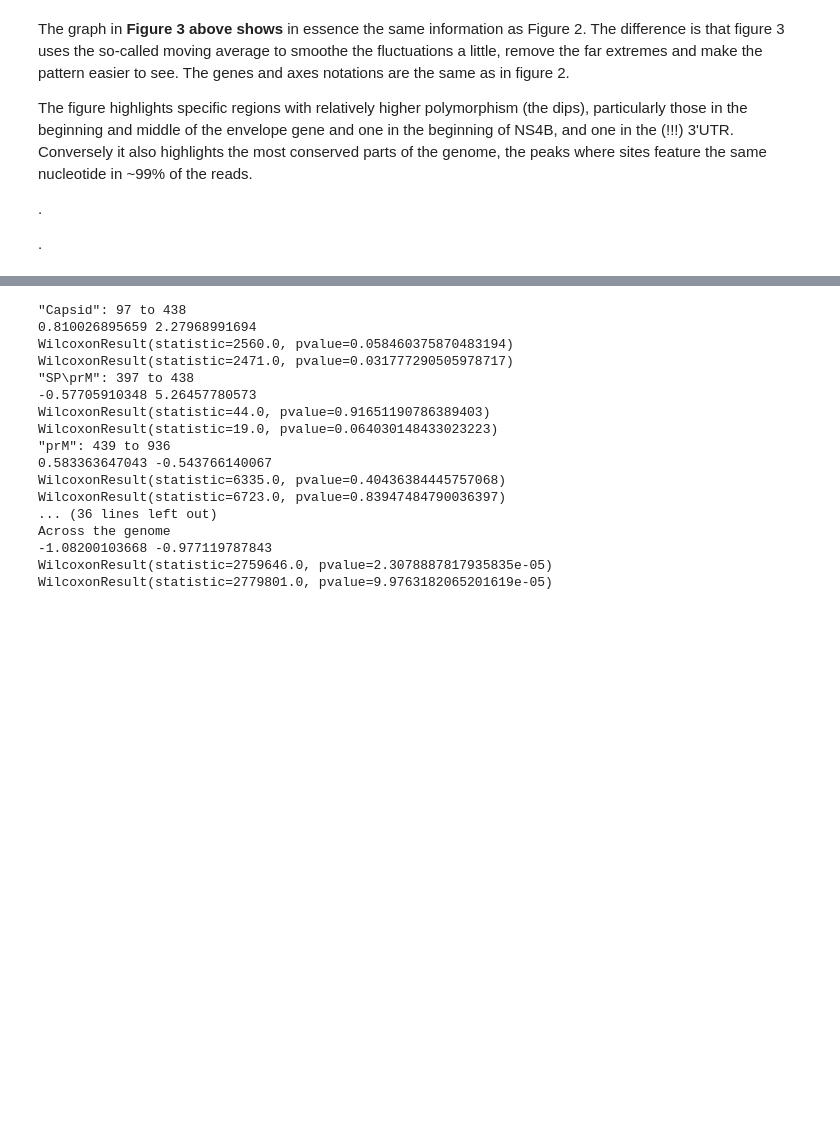
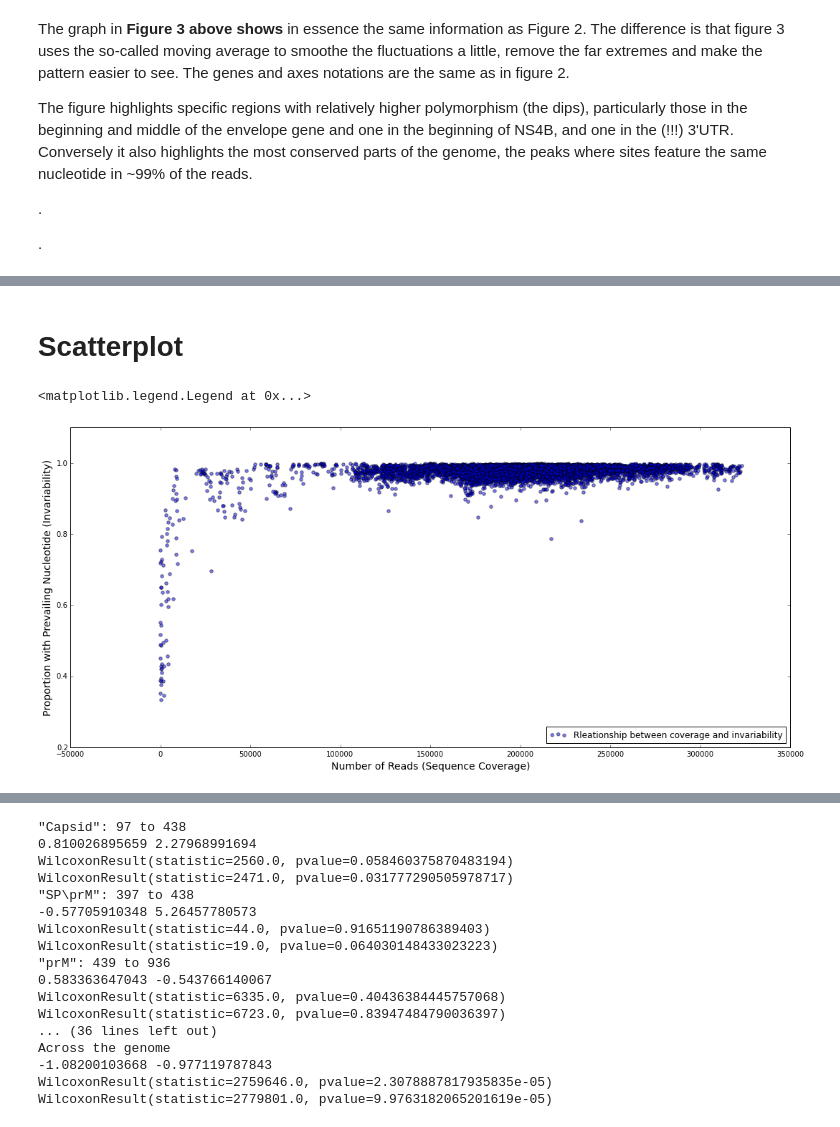
Before and after one commit to pvmarkov/DENGOMICS, a Jupyter notebook: scripts/denv_reads_analysis.ipynb, the cells around one changed output, grey strips where cells are left out. Saved outputs shown, nothing was run; the diff lists cells and outputs as text; code cells hidden in the pictures; blank space fills up the shorter version.

```diff
--- a/scripts/denv_reads_analysis.ipynb
+++ b/scripts/denv_reads_analysis.ipynb
@@ -174,0 +309,29 @@ The figure highlights specific regions with relatively higher polymorphism (the
+# %% [markdown]
+# Scatterplot
+# %%
+N = 50
+
+
+#highcover_dataframe = counts_dataframe [counts_dataframe['coverage'] > 100000]
+
+x = counts_dataframe ['coverage']
+y = counts_dataframe ['majorbase_ratio']
+#colors = np.random.rand(N)
+area = np.pi * (15 * np.random.rand(N))**2  # 0 to 15 point radiuses
+
+
+
+
+plt.scatter(x, y, alpha=0.5)
+plt.xlabel ('Number of Reads (Sequence Coverage)', fontsize=14)
+plt.ylabel ('Proportion with Prevailing Nucleotide (Invariability)', fontsize=14)
+plt.legend (['Rleationship between coverage and invariability'], loc = 'lower right')
+#fit = np.polyfit(x,y,1)
+#fit_fn = np.poly1d(fit)
+# fit_fn is now a function which takes in x and returns an estimate for y
+
+#plt.plot(x, fit_fn(x), '-r')
+#plt.show()
+# %% [output]
+<matplotlib.legend.Legend at 0x...>
+[figure, added]
```
Also changed, not shown: parts of 30 cells of this notebook, 5 other files.
